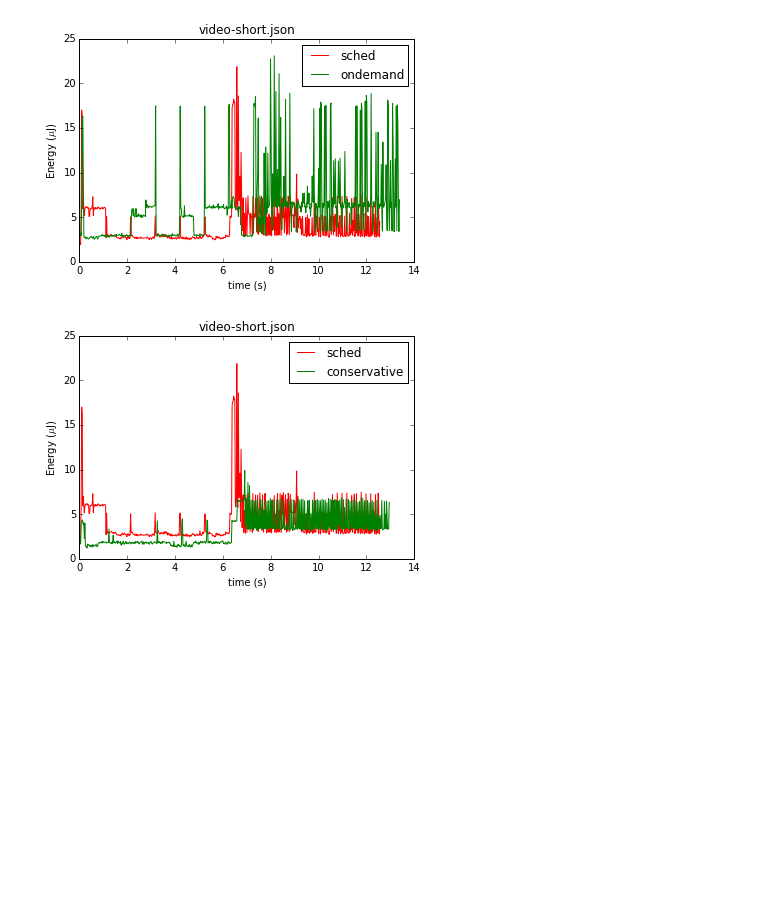
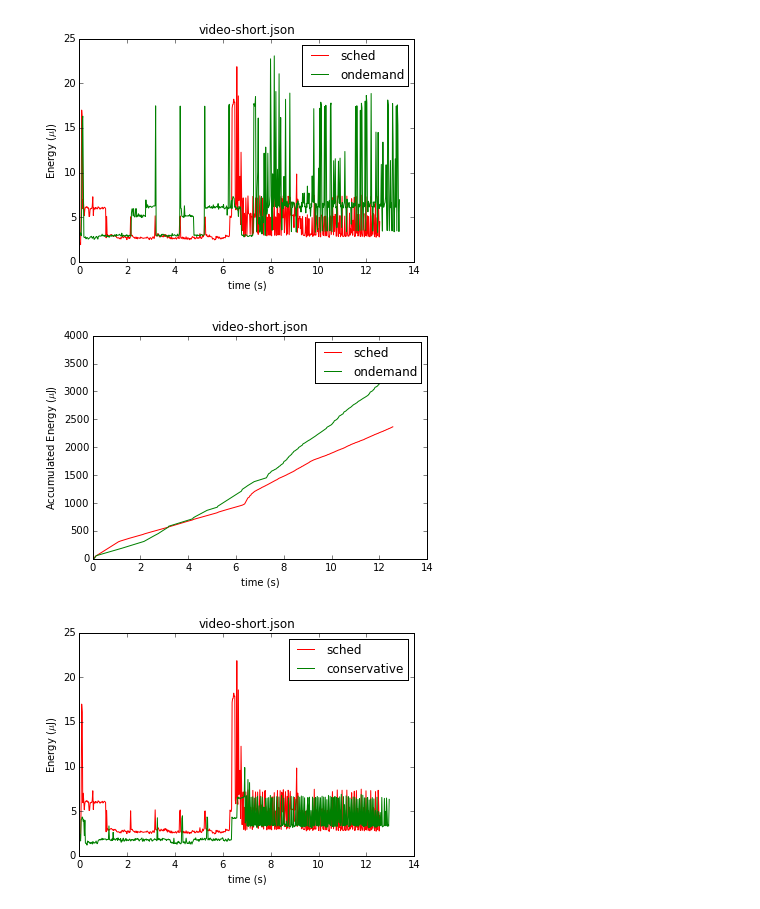
Before and after one commit to freedomtan/servod-scripts, a Jupyter notebook: dvfs-video-short.ipynb, the cells around one changed output. Drawn from its saved outputs; the diff is of its cells as text; code cells hidden in the pictures; blank space fills up the shorter version.

Commit message:
add accumulated energy

```diff
--- a/dvfs-video-short.ipynb
+++ b/dvfs-video-short.ipynb
@@ -21,6 +21,24 @@ ax1.plot(xo,yo, label='ondemand')
 leg = ax1.legend()
 # %% [output]
 [figure]
+# %%
+x, y = np.loadtxt('video-short-sched.data', delimiter=' ', usecols=(0, 3), unpack=True)
+xo, yo = np.loadtxt('video-short-ondemand.data', delimiter=' ', usecols=(0, 3), unpack=True)
+
+fig = plt.figure()
+
+ax1 = fig.add_subplot(111)
+
+ax1.set_title("video-short.json")
+ax1.set_xlabel('time (s)')
+ax1.set_ylabel('Accumulated Energy (' + r'$\mu$'+'J)')
+
+ax1.plot(x,y, c='r', label='sched')
+ax1.plot(xo,yo, label='ondemand')
+
+leg = ax1.legend()
+# %% [output]
+[figure, added]
 # %%
 x, y = np.loadtxt('video-short-sched.data', delimiter=' ', usecols=(0, 1), unpack=True)
 xo, yo = np.loadtxt('video-short-conservative.data', delimiter=' ', usecols=(0, 1), unpack=True)
```
Also changed, not shown: parts of 3 cells of this notebook.
